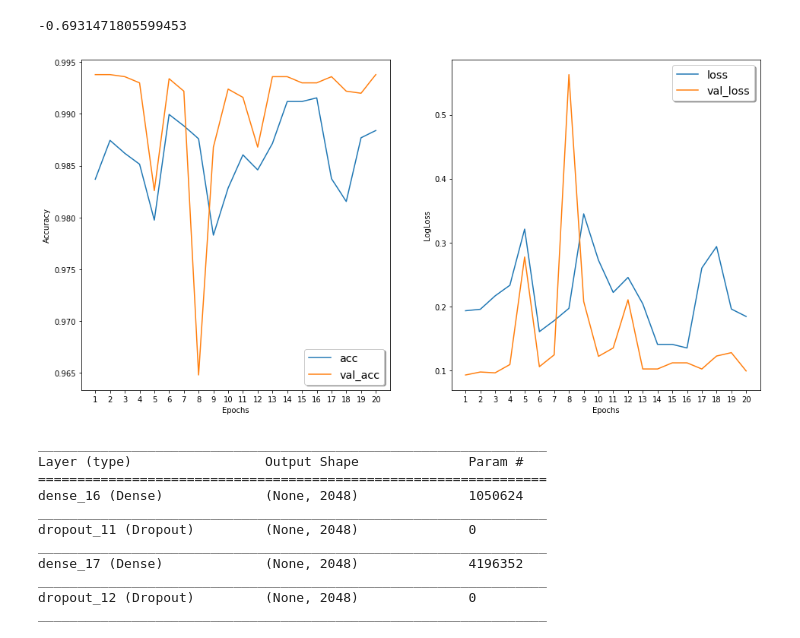
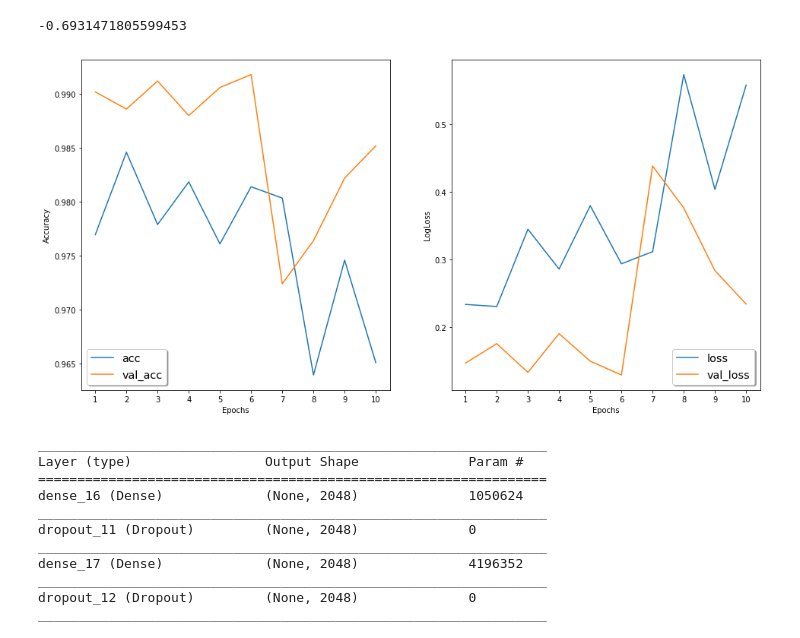
Before and after one commit to lssxfy123/PythonStudy, a Jupyter notebook: udacity_test/machine_learn/MLND_CN_Graduate/graduate6.ipynb, the cells around one changed output. Drawn from its saved outputs; the diff is of its cells as text; code cells hidden in the pictures.

```diff
--- a/udacity_test/machine_learn/MLND_CN_Graduate/graduate6.ipynb
+++ b/udacity_test/machine_learn/MLND_CN_Graduate/graduate6.ipynb
@@ -80,7 +80,7 @@ np.log(0.5)
 # %% [output]
 -0.6931471805599453
 # %%
-with open('xception_history.pkl', 'rb') as file:
+with open('../inceptionV3_history.pkl', 'rb') as file:
     history = pickle.load(file)
     acc = history['acc']
     loss = history['loss']
@@ -89,21 +89,21 @@ with open('xception_history.pkl', 'rb') as file:
 # %%
 plt.figure(figsize=(16, 8))
 plt.subplot(121)
 plt.plot(range(1, len(acc) + 1), acc, label='acc')
 plt.plot(range(1, len(acc) + 1), val_acc, label='val_acc')
 plt.xticks(range(1, len(acc) + 1));
-plt.legend(loc='lower right', shadow=True, fontsize='x-large')
+plt.legend(loc='lower left', shadow=True, fontsize='x-large')
 plt.xlabel('Epochs')
 plt.ylabel('Accuracy')
 plt.subplot(122)
 plt.plot(range(1, len(acc) + 1), loss, label='loss')
 plt.plot(range(1, len(acc) + 1), val_loss, label='val_loss')
 plt.xticks(range(1, len(acc) + 1));
-plt.legend(loc='upper right', shadow=True, fontsize='x-large')
+plt.legend(loc='lower right', shadow=True, fontsize='x-large')
 plt.xlabel('Epochs')
 plt.ylabel('LogLoss');
 # %% [output]
-[figure, old version]
+[figure, new version]
 # %%
 model = Sequential()
 model.add(Dense(2048, input_shape=(2048,), activation='relu'))
```
Also changed, not shown: 13 other files.
